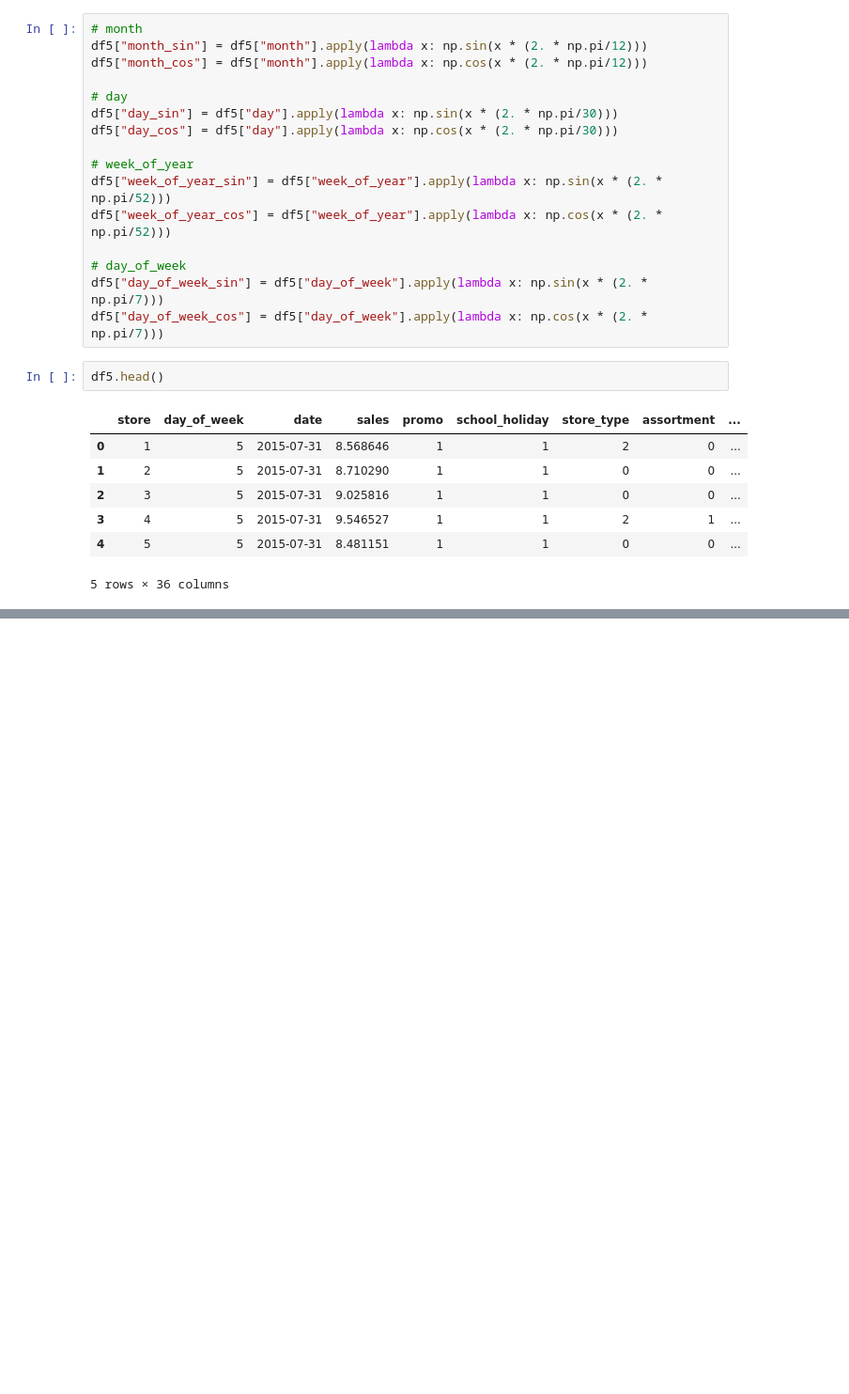
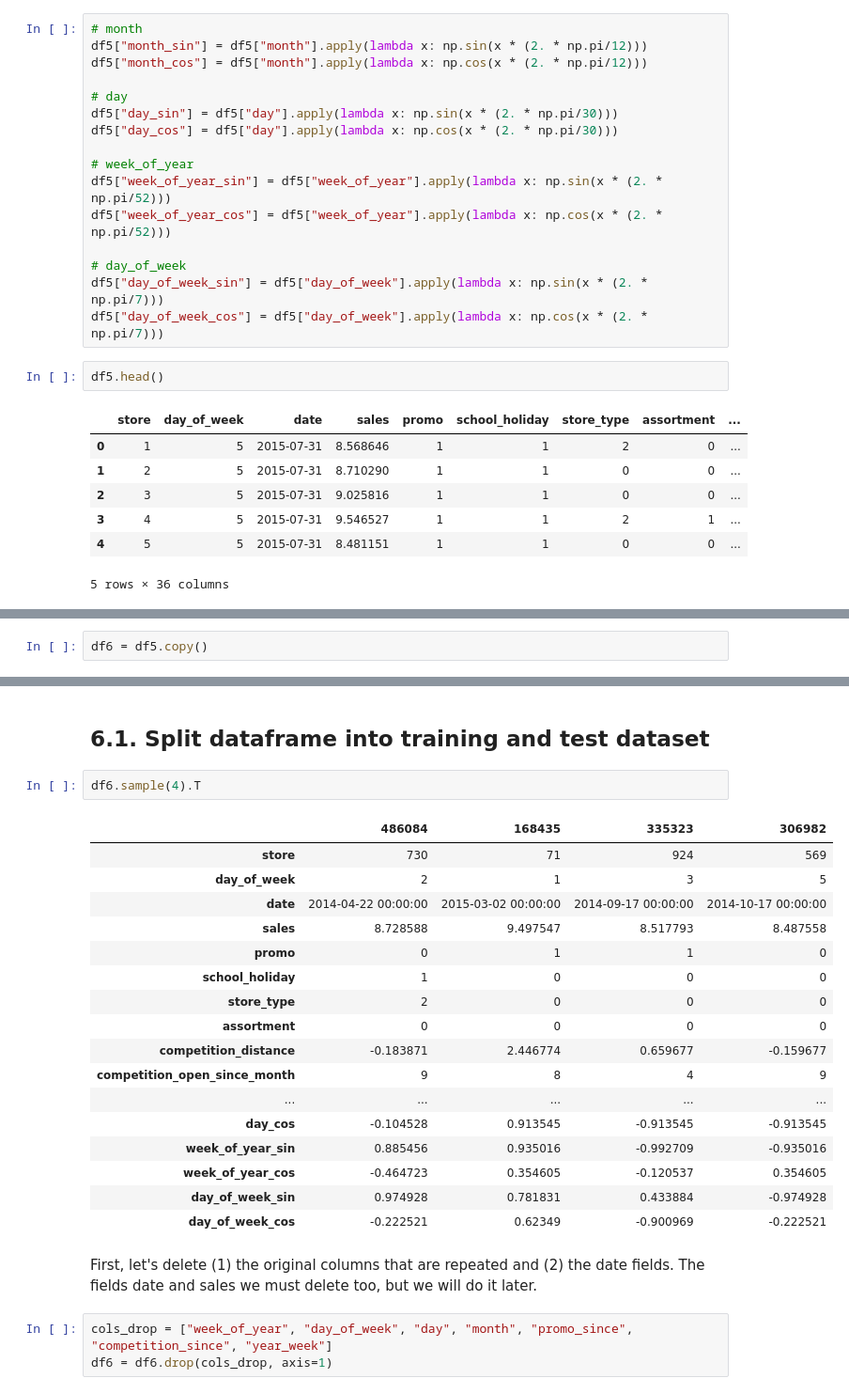
Before and after one commit to lucasquemelli/Rossman_Store_Sales, a Jupyter notebook: rossmann_store_sales.ipynb, the cells around one changed output, grey strips where cells are left out. Shown at 94% size. Drawn from its saved outputs; the diff is of its cells as text; blank space fills up the shorter version.

Commit message:
Finished training and test dataset split

```diff
--- a/rossmann_store_sales.ipynb
+++ b/rossmann_store_sales.ipynb
@@ -1726,0 +1731,2 @@ df5.head()
+# %%
+df6 = df5.copy()
@@ -1726,0 +1746,27 @@ df5.head()
+# %% [markdown]
+## 6.1. Split dataframe into training and test dataset
+# %%
+df6.sample(4).T
+# %% [output]
+|  | 486084 | 168435 | 335323 | 306982 |
+| store | 730 | 71 | 924 | 569 |
+| day_of_week | 2 | 1 | 3 | 5 |
+| date | 2014-04-22 00:00:00 | 2015-03-02 00:00:00 | 2014-09-17 00:00:00 | 2014-10-17 00:00:00 |
+| sales | 8.728588 | 9.497547 | 8.517793 | 8.487558 |
+| promo | 0 | 1 | 1 | 0 |
+| school_holiday | 1 | 0 | 0 | 0 |
+| store_type | 2 | 0 | 0 | 0 |
+| assortment | 0 | 0 | 0 | 0 |
+| competition_distance | -0.183871 | 2.446774 | 0.659677 | -0.159677 |
+| competition_open_since_month | 9 | 8 | 4 | 9 |
+| ... | ... | ... | ... | ... |
+| day_cos | -0.104528 | 0.913545 | -0.913545 | -0.913545 |
+| week_of_year_sin | 0.885456 | 0.935016 | -0.992709 | -0.935016 |
+| week_of_year_cos | -0.464723 | 0.354605 | -0.120537 | 0.354605 |
+| day_of_week_sin | 0.974928 | 0.781831 | 0.433884 | -0.974928 |
+| day_of_week_cos | -0.222521 | 0.62349 | -0.900969 | -0.222521 |
+# %% [markdown]
+First, let's delete (1) the original columns that are repeated and (2) the date fields. The fields date and sales we must delete too, but we will do it later.
+# %%
+cols_drop = ["week_of_year", "day_of_week", "day", "month", "promo_since", "competition_since", "year_week"]
+df6 = df6.drop(cols_drop, axis=1)
```
Also changed, not shown: parts of 13 cells of this notebook.
